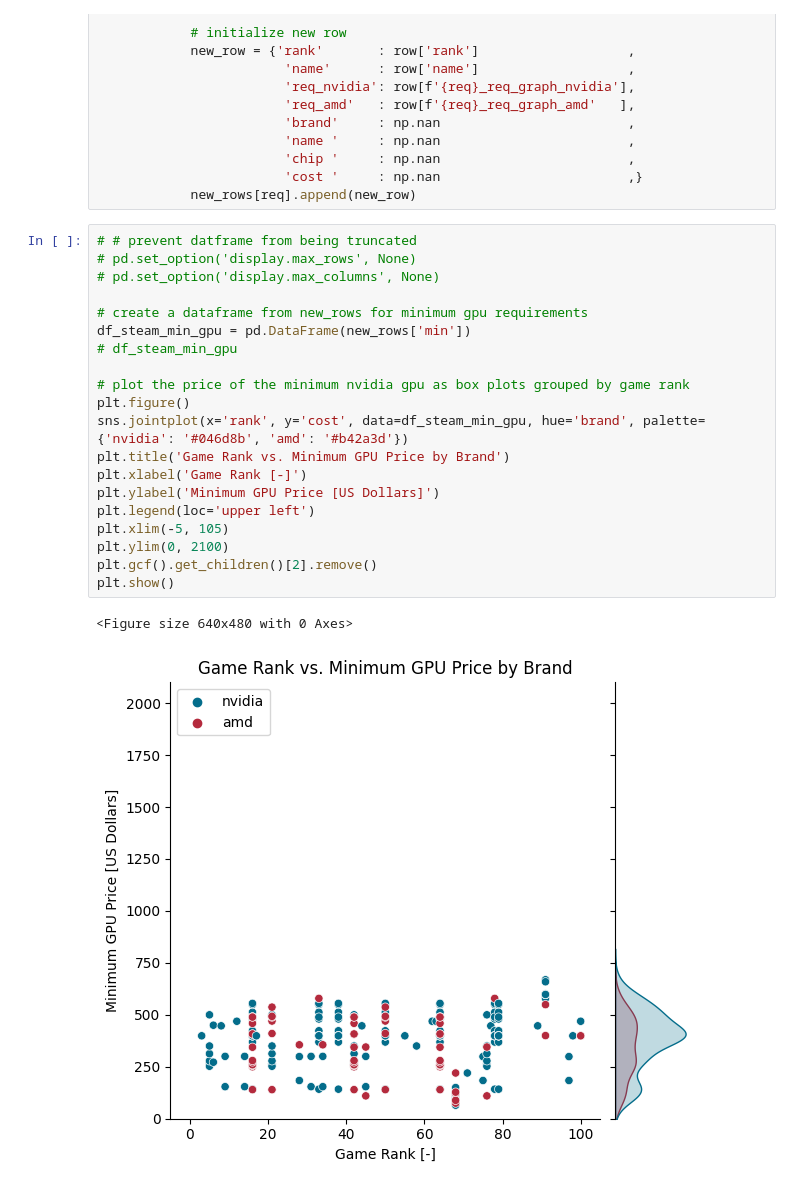
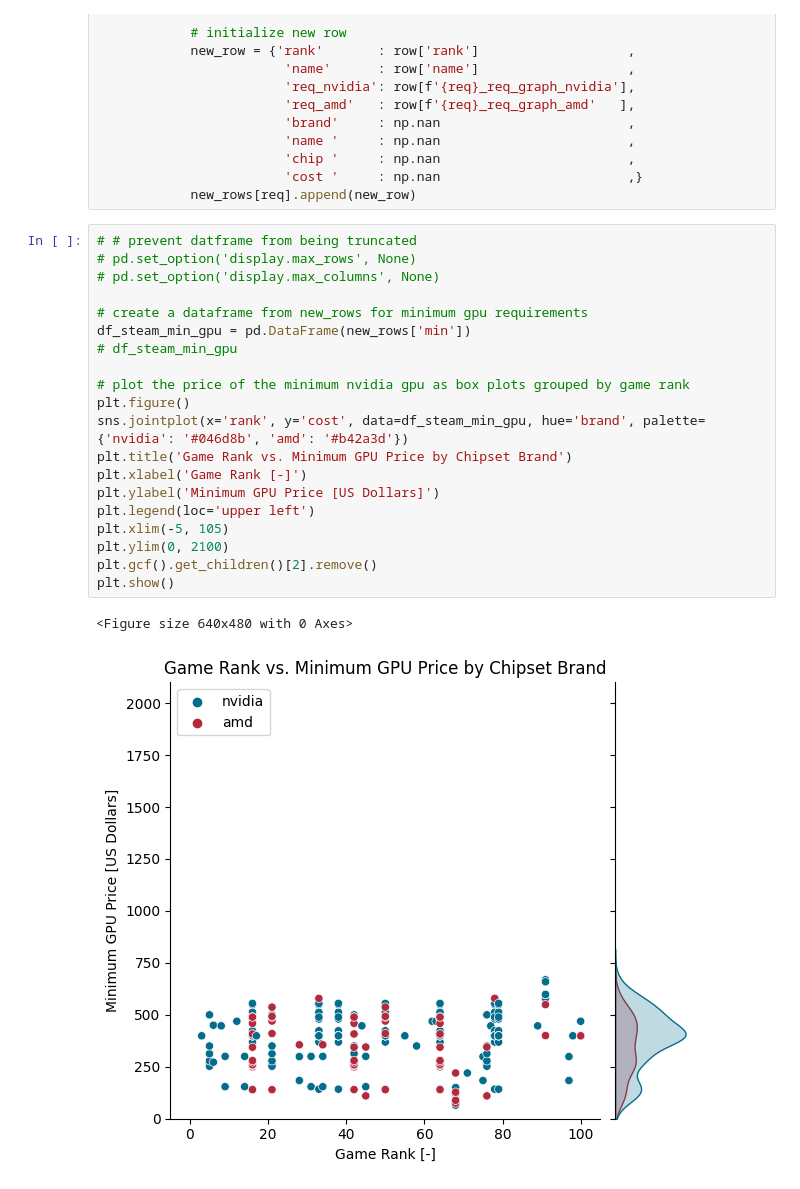
Before and after one commit to knoppds/CSCI_5502_Group_Project_01, a Jupyter notebook: gp_01_steam_data_visualization.ipynb, the cells around one changed output. Drawn from its saved outputs; the diff is of its cells as text.

Commit message:
Updates joint plot image titles to specify chipset brand instead of only brand

```diff
--- a/gp_01_steam_data_visualization.ipynb
+++ b/gp_01_steam_data_visualization.ipynb
@@ -316,26 +316,26 @@ for index, row in df_steam.iterrows():
 # %%
 # # prevent datframe from being truncated
 # pd.set_option('display.max_rows', None)
 # pd.set_option('display.max_columns', None)
 
 # create a dataframe from new_rows for minimum gpu requirements
 df_steam_min_gpu = pd.DataFrame(new_rows['min'])
 # df_steam_min_gpu
 
 # plot the price of the minimum nvidia gpu as box plots grouped by game rank
 plt.figure()
 sns.jointplot(x='rank', y='cost', data=df_steam_min_gpu, hue='brand', palette={'nvidia': '#046d8b', 'amd': '#b42a3d'})
-plt.title('Game Rank vs. Minimum GPU Price by Brand')
+plt.title('Game Rank vs. Minimum GPU Price by Chipset Brand')
 plt.xlabel('Game Rank [-]')
 plt.ylabel('Minimum GPU Price [US Dollars]')
 plt.legend(loc='upper left')
 plt.xlim(-5, 105)
 plt.ylim(0, 2100)
 plt.gcf().get_children()[2].remove()
 plt.show()
 # %% [output]
 <Figure size 640x480 with 0 Axes>
-[figure, old version]
+[figure, new version]
 # %%
 # # prevent datframe from being truncated
 # pd.set_option('display.max_rows'   , 20)
```
Also changed, not shown: parts of 2 cells of this notebook, 3 other files.
